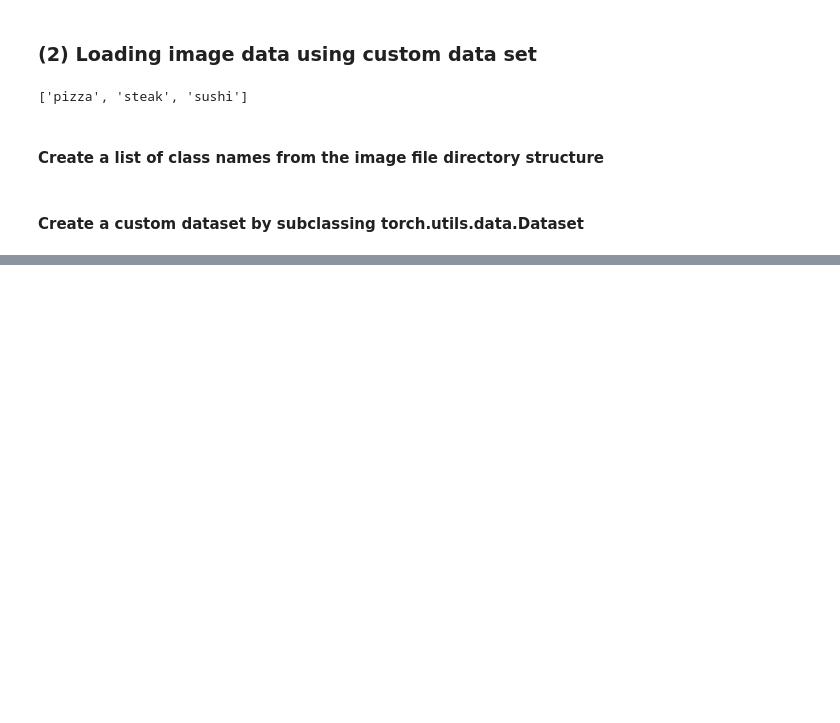
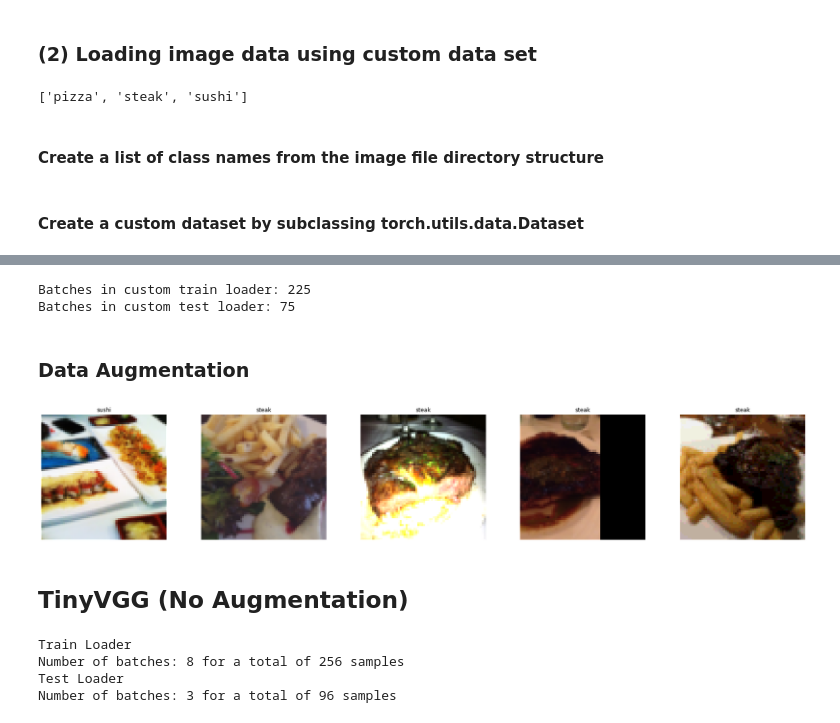
Before and after one commit to torrhen/pytorch_miscellaneous, a Jupyter notebook: 04_pytorch_custom_datasets.ipynb, the cells around one changed output, grey strips where cells are left out. Cells and saved outputs as stored; diff of their text form; code cells hidden in the pictures; blank space fills up the shorter version.

```diff
--- a/04_pytorch_custom_datasets.ipynb
+++ b/04_pytorch_custom_datasets.ipynb
@@ -233,14 +233,3 @@ def get_class_names(dir: str) -> Tuple[List[str], Dict[str, int]]:
   return classes, class_to_idx
 # %% [markdown]
 #### Create a custom dataset by subclassing torch.utils.data.Dataset
-# %%
-# custom datasets must inherit from Datasets and override ___getitem__
-class ImageDataset(Dataset):
-  def __init__(self, target_dir: str, transform=None):
-    super().__init__()
-
-  def __len__(): # optional
-    pass
-
-  def __getitem__(): # required
-    pass
@@ -246,0 +329,41 @@ class ImageDataset(Dataset):
+# %%
+# since the custom dataset inherits from Dataset, it can be stored in a data loader as normal
+
+custom_train_loader = DataLoader(custom_train_data, batch_size=1, shuffle=True)
+custom_test_loader = DataLoader(custom_test_data, batch_size=1, shuffle=False)
+
+print(f"Batches in custom train loader: {len(custom_train_loader)}")
+print(f"Batches in custom test loader: {len(custom_test_loader)}")
+# %% [output]
+Batches in custom train loader: 225
+Batches in custom test loader: 75
+# %% [markdown]
+### Data Augmentation
+# %%
+# TrivialAugmentWide() is a function that can be used to automatically and randomly augment images as part of the transofrm pipline
+
+train_transform = transforms.Compose(
+    [
+        transforms.Resize((64, 64)),
+        transforms.TrivialAugmentWide(num_magnitude_bins=31), # 0-31 range that indiciates the intensity of the random transforms to apply
+        transforms.ToTensor()
+    ]
+)
+
+test_transform = transforms.Compose(
+    [
+        transforms.Resize((64, 64)),
+        transforms.ToTensor()
+    ]
+)
+# %%
+# create new traing and test datasets using the new transforms
+new_custom_train_data = ImageDataset(train_dir, transform=train_transform)
+new_custom_test_data = ImageDataset(test_dir, transform=test_transform)
+
+# show random augmented images from training data
+display_random_images(new_custom_train_data, new_custom_train_data.classes, n=5)
+# %% [output]
+[figure, added]
+# %% [markdown]
+## TinyVGG (No Augmentation)
@@ -246,0 +382,15 @@ class ImageDataset(Dataset):
+# %%
+# store datasets into data loaders
+BATCH_SIZE = 32
+train_loader = DataLoader(dataset=train_data, batch_size=BATCH_SIZE, num_workers=1, shuffle=True)
+test_loader = DataLoader(dataset=test_data, batch_size=BATCH_SIZE, num_workers=1, shuffle=False)
+
+print(f"Train Loader")
+print(f"Number of batches: {len(train_loader)} for a total of {len(train_loader) * BATCH_SIZE} samples")
+print(f"Test Loader")
+print(f"Number of batches: {len(test_loader)} for a total of {len(test_loader) * BATCH_SIZE} samples")
+# %% [output]
+Train Loader
+Number of batches: 8 for a total of 256 samples
+Test Loader
+Number of batches: 3 for a total of 96 samples
```
Also changed, not shown: parts of 16 cells of this notebook.
